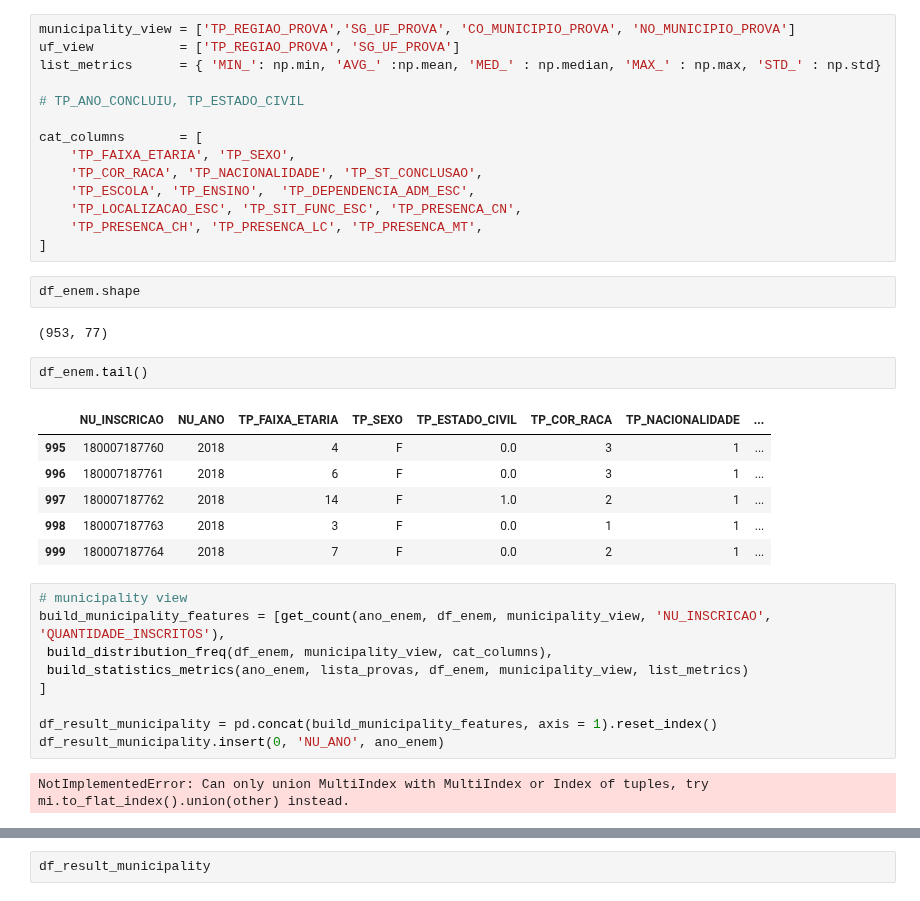
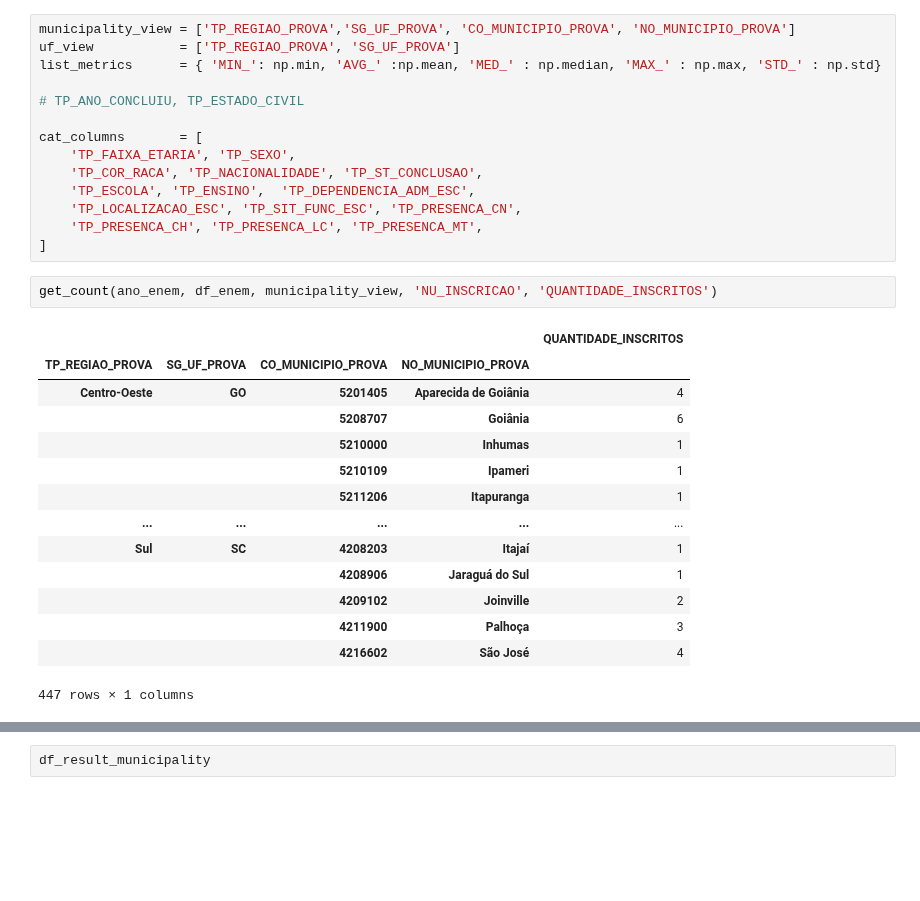
Before and after one commit to Bruno-Santana-Eco/Analise-de-Dados-ENEM, a Jupyter notebook: DataPrep.ipynb, the cells around one changed output, grey strips where cells are left out. Cells and saved outputs as stored; diff of their text form; blank space fills up the shorter version.

```diff
--- a/DataPrep.ipynb
+++ b/DataPrep.ipynb
@@ -404,27 +417,20 @@ cat_columns       = [
     'TP_LOCALIZACAO_ESC', 'TP_SIT_FUNC_ESC', 'TP_PRESENCA_CN',
     'TP_PRESENCA_CH', 'TP_PRESENCA_LC', 'TP_PRESENCA_MT',
 ]
-# %%
-df_enem.shape
-# %% [output]
-(953, 77)
-# %%
-df_enem.tail()
-# %% [output]
-|  | NU_INSCRICAO | NU_ANO | TP_FAIXA_ETARIA | TP_SEXO | TP_ESTADO_CIVIL | TP_COR_RACA | TP_NACIONALIDADE | ... |
-| 995 | 180007187760 | 2018 | 4 | F | 0.0 | 3 | 1 | ... |
-| 996 | 180007187761 | 2018 | 6 | F | 0.0 | 3 | 1 | ... |
-| 997 | 180007187762 | 2018 | 14 | F | 1.0 | 2 | 1 | ... |
-| 998 | 180007187763 | 2018 | 3 | F | 0.0 | 1 | 1 | ... |
-| 999 | 180007187764 | 2018 | 7 | F | 0.0 | 2 | 1 | ... |
-# %%
-# municipality view
-build_municipality_features = [get_count(ano_enem, df_enem, municipality_view, 'NU_INSCRICAO', 'QUANTIDADE_INSCRITOS'),
- build_distribution_freq(df_enem, municipality_view, cat_columns),
- build_statistics_metrics(ano_enem, lista_provas, df_enem, municipality_view, list_metrics)
-]
-
-df_result_municipality = pd.concat(build_municipality_features, axis = 1).reset_index()
-df_result_municipality.insert(0, 'NU_ANO', ano_enem)
-# %% [output]
-NotImplementedError: Can only union MultiIndex with MultiIndex or Index of tuples, try mi.to_flat_index().union(other) instead.
+# %%
+get_count(ano_enem, df_enem, municipality_view, 'NU_INSCRICAO', 'QUANTIDADE_INSCRITOS')
+# %% [output]
+|  |  |  |  | QUANTIDADE_INSCRITOS |
+| TP_REGIAO_PROVA | SG_UF_PROVA | CO_MUNICIPIO_PROVA | NO_MUNICIPIO_PROVA |  |
+| Centro-Oeste | GO | 5201405 | Aparecida de Goiânia | 4 |
+|  |  | 5208707 | Goiânia | 6 |
+|  |  | 5210000 | Inhumas | 1 |
+|  |  | 5210109 | Ipameri | 1 |
+|  |  | 5211206 | Itapuranga | 1 |
+| ... | ... | ... | ... | ... |
+| Sul | SC | 4208203 | Itajaí | 1 |
+|  |  | 4208906 | Jaraguá do Sul | 1 |
+|  |  | 4209102 | Joinville | 2 |
+|  |  | 4211900 | Palhoça | 3 |
+|  |  | 4216602 | São José | 4 |
+447 rows × 1 columns
```
Also changed, not shown: parts of 6 cells of this notebook, 3 other files.
